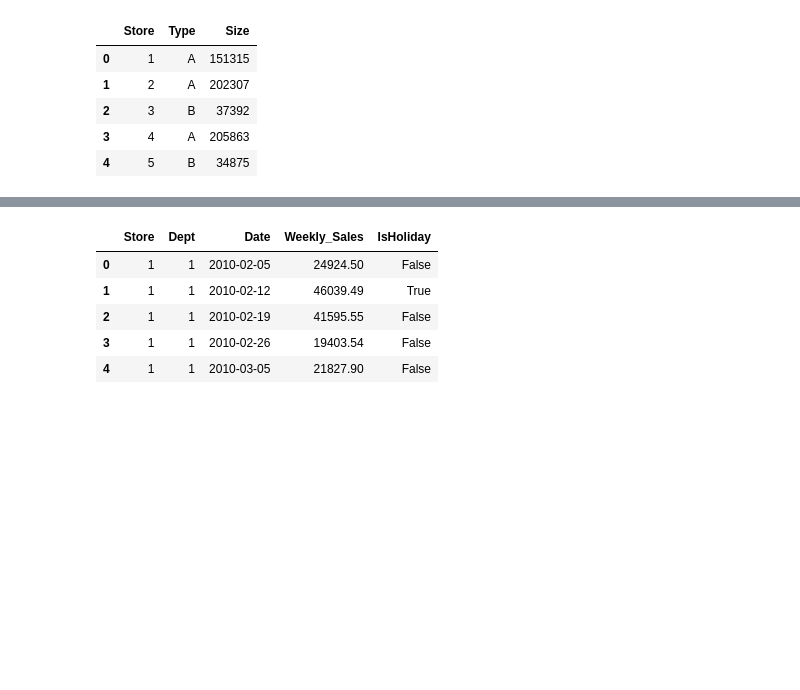
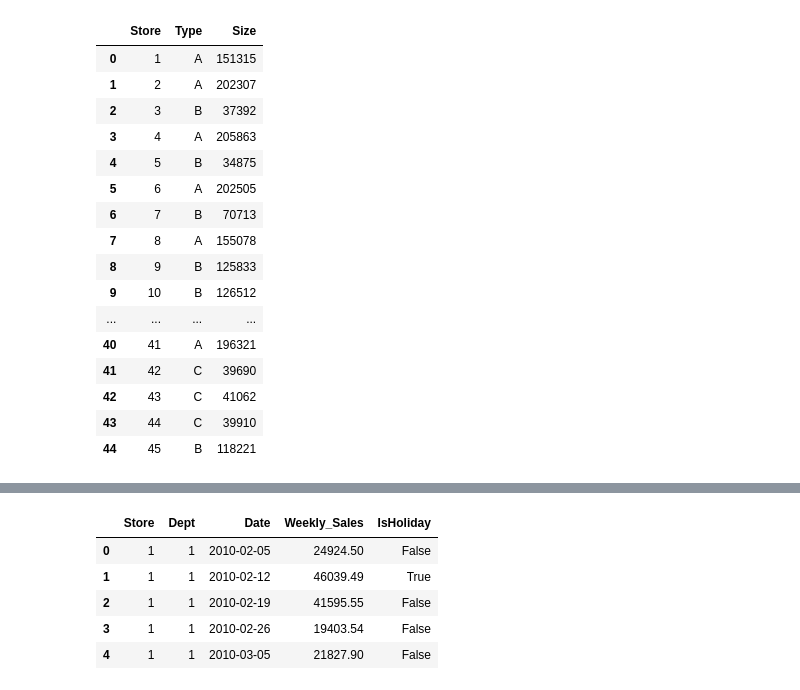
Before and after one commit to parn-jain/Data_Analytsis_Projects, a Jupyter notebook: ML Projects/Walmart/Walmart Sales Predction.ipynb, the cells around one changed output, grey strips where cells are left out. Cells and saved outputs as stored; diff of their text form; code cells hidden in the pictures; blank space fills up the shorter version.

```diff
--- a/ML Projects/Walmart/Walmart Sales Predction.ipynb
+++ b/ML Projects/Walmart/Walmart Sales Predction.ipynb
@@ -8,14 +8,25 @@ storedata = pd.read_csv(r'stores.csv')
 featuresdata = pd.read_csv(r'features.csv')
 traindata = pd.read_csv(r'train.csv')
 # %%
-storedata.head(5)
+storedata
 # %% [output]
 |  | Store | Type | Size |
 | 0 | 1 | A | 151315 |
 | 1 | 2 | A | 202307 |
 | 2 | 3 | B | 37392 |
 | 3 | 4 | A | 205863 |
 | 4 | 5 | B | 34875 |
+| 5 | 6 | A | 202505 |
+| 6 | 7 | B | 70713 |
+| 7 | 8 | A | 155078 |
+| 8 | 9 | B | 125833 |
+| 9 | 10 | B | 126512 |
+| ... | ... | ... | ... |
+| 40 | 41 | A | 196321 |
+| 41 | 42 | C | 39690 |
+| 42 | 43 | C | 41062 |
+| 43 | 44 | C | 39910 |
+| 44 | 45 | B | 118221 |
 # %%
 featuresdata.head(5)
 # %% [output]
```
Also changed, not shown: parts of 43 cells of this notebook, 1 other file.
